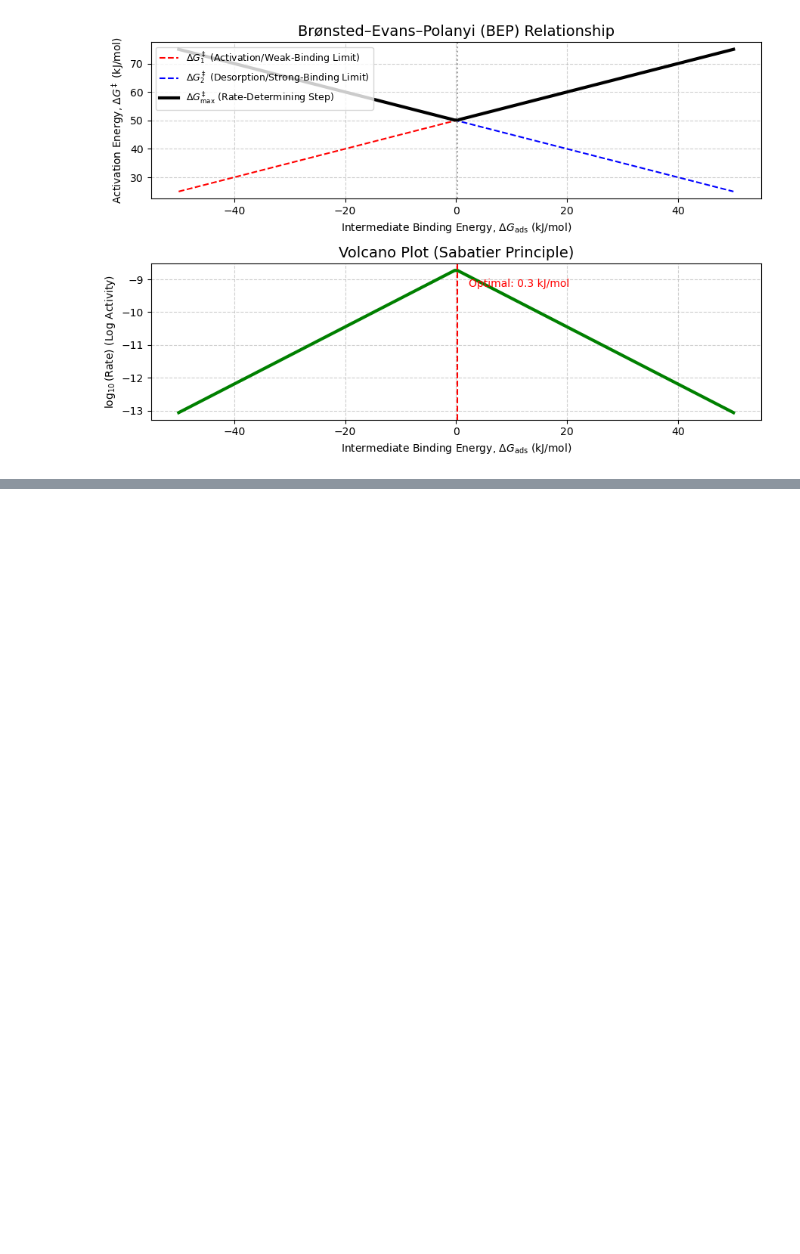
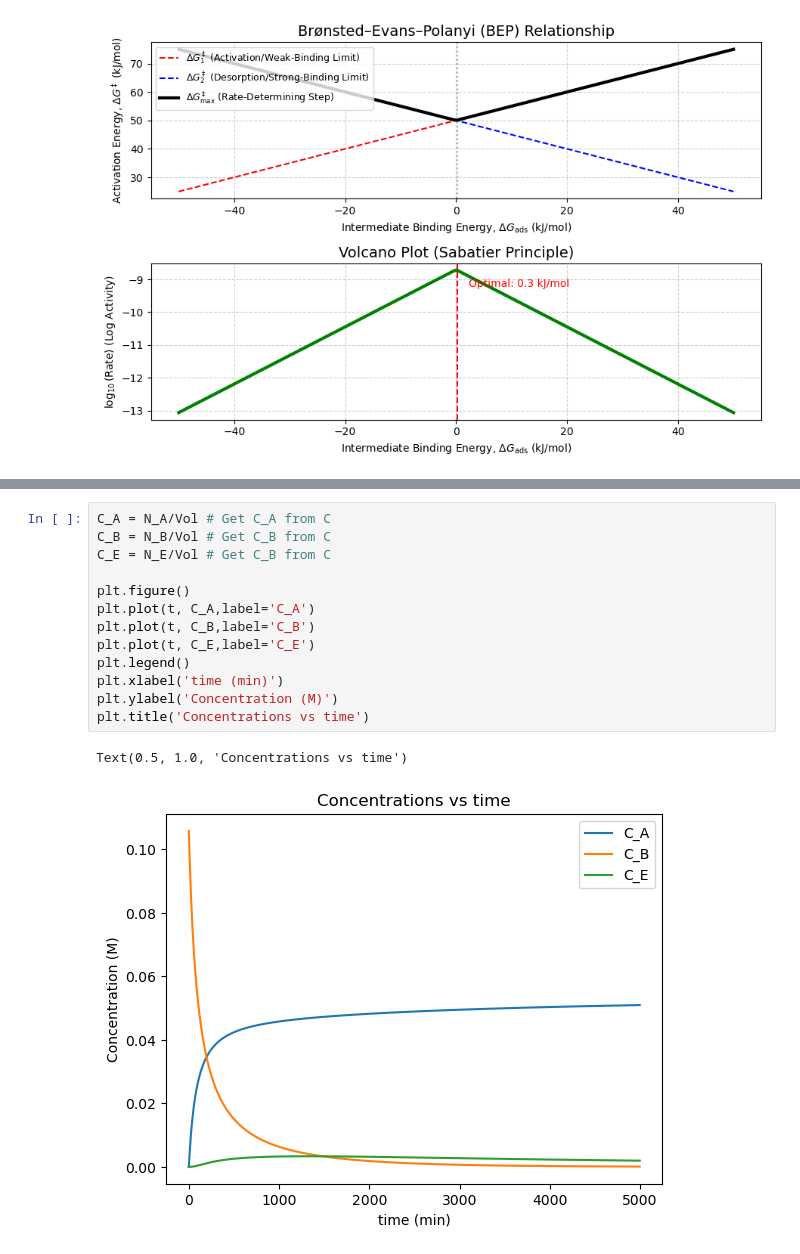
Before and after one commit to wmfschneider/CBE60546, a Jupyter notebook: Resources/Examples.ipynb, the cells around one changed output, grey strips where cells are left out. Cells and saved outputs as stored; diff of their text form; blank space fills up the shorter version.

```diff
--- a/Resources/Examples.ipynb
+++ b/Resources/Examples.ipynb
@@ -1101,0 +1175,16 @@ plt.show()
+# %%
+C_A = N_A/Vol # Get C_A from C
+C_B = N_B/Vol # Get C_B from C
+C_E = N_E/Vol # Get C_B from C
+
+plt.figure()
+plt.plot(t, C_A,label='C_A')
+plt.plot(t, C_B,label='C_B')
+plt.plot(t, C_E,label='C_E')
+plt.legend()
+plt.xlabel('time (min)')
+plt.ylabel('Concentration (M)')
+plt.title('Concentrations vs time')
+# %% [output]
+Text(0.5, 1.0, 'Concentrations vs time')
+[figure, added]
```
Also changed, not shown: parts of 5 cells of this notebook.
